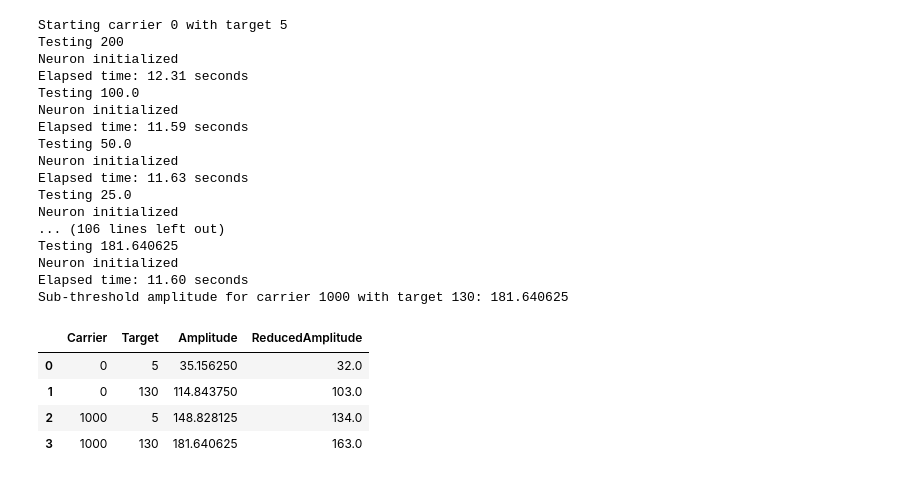
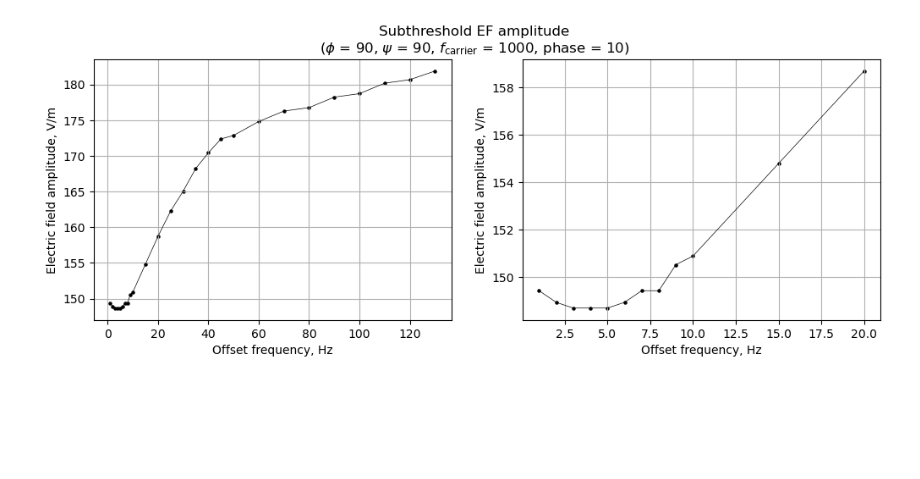
Before and after one commit to kerseviciute/temporal-interference, a Jupyter notebook: 03_electric_field_strength.ipynb, the cells around one changed output. Drawn from its saved outputs; the diff is of its cells as text; code cells hidden in the pictures; blank space fills up the shorter version.

Commit message:
Plot subtreshold EF strength.

```diff
--- a/03_electric_field_strength.ipynb
+++ b/03_electric_field_strength.ipynb
@@ -66,33 +9,0 @@ NeuronUtils.set_field(
-# %%
-pairs = [(carrier, target) for carrier, target in product(carriers, targets)]
-
-res = []
-for (carrier, target) in pairs:
-    print(f"Starting carrier {carrier} with target {target}")
-    amplitude = find_ef_amplitude(carrier, target, initial_amplitude = 200, epsilon = 0.5, duration = 500)
-
-    res.append(pd.DataFrame({
-        "Carrier": [carrier],
-        "Target": [target],
-        "Amplitude": [amplitude]
-    }))
-
-res = pd.concat(res, ignore_index = True)
-# %% [output]
-Starting carrier 0 with target 5
-Testing 200
-Neuron initialized
-Elapsed time: 12.31 seconds
-Testing 100.0
-Neuron initialized
-Elapsed time: 11.59 seconds
-Testing 50.0
-Neuron initialized
-Elapsed time: 11.63 seconds
-Testing 25.0
-Neuron initialized
-... (106 lines left out)
-Testing 181.640625
-Neuron initialized
-Elapsed time: 11.60 seconds
-Sub-threshold amplitude for carrier 1000 with target 130: 181.640625
@@ -101,8 +9,0 @@ res["ReducedAmplitude"] = round(res.Amplitude * 0.9)
-# %%
-res
-# %% [output]
-|  | Carrier | Target | Amplitude | ReducedAmplitude |
-| 0 | 0 | 5 | 35.156250 | 32.0 |
-| 1 | 0 | 130 | 114.843750 | 103.0 |
-| 2 | 1000 | 5 | 148.828125 | 134.0 |
-| 3 | 1000 | 130 | 181.640625 | 163.0 |
@@ -108,0 +46,19 @@ res
+# %%
+subthreshold = []
+
+for file in glob.glob("output/temporal-interference/ef/*_*_*.csv"):
+    pattern = re.compile(r"([^/]+)_([^/]+)_([^/]+)\.csv$")
+    phi, psi, carrier = pattern.search(file).groups()
+
+    data = pd.read_csv(file)
+    data["Phi"] = int(phi)
+    data["Psi"] = int(psi)
+    data["Carrier"] = int(carrier)
+
+    subthreshold.append(data)
+
+subthreshold = pd.concat(subthreshold, ignore_index = True)
+# %%
+plot_subthreshold_amplitude(subthreshold, phi = 90, psi = 90, carrier = 1000)
+# %% [output]
+[figure, added]
```
Also changed, not shown: parts of 10 cells of this notebook.
